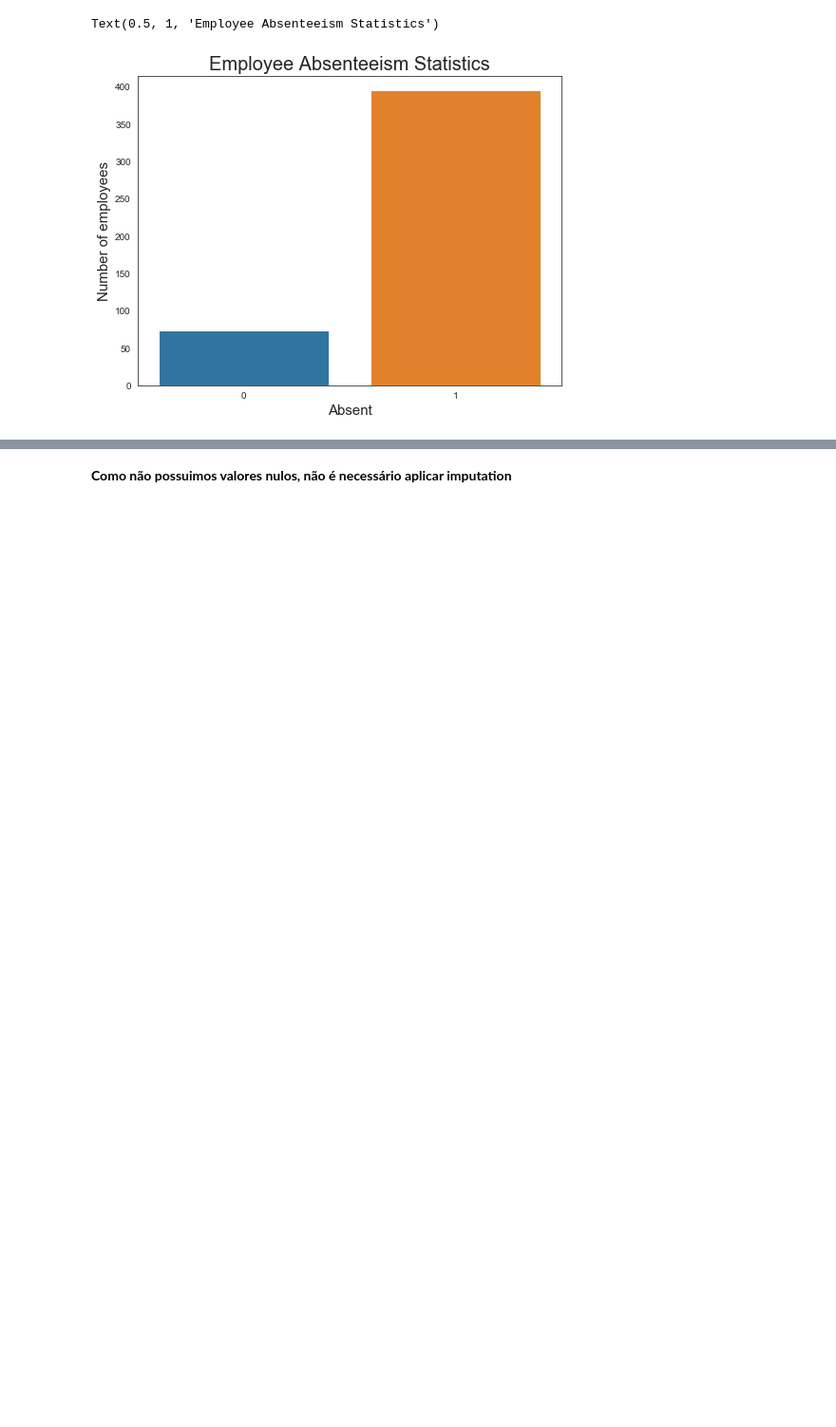
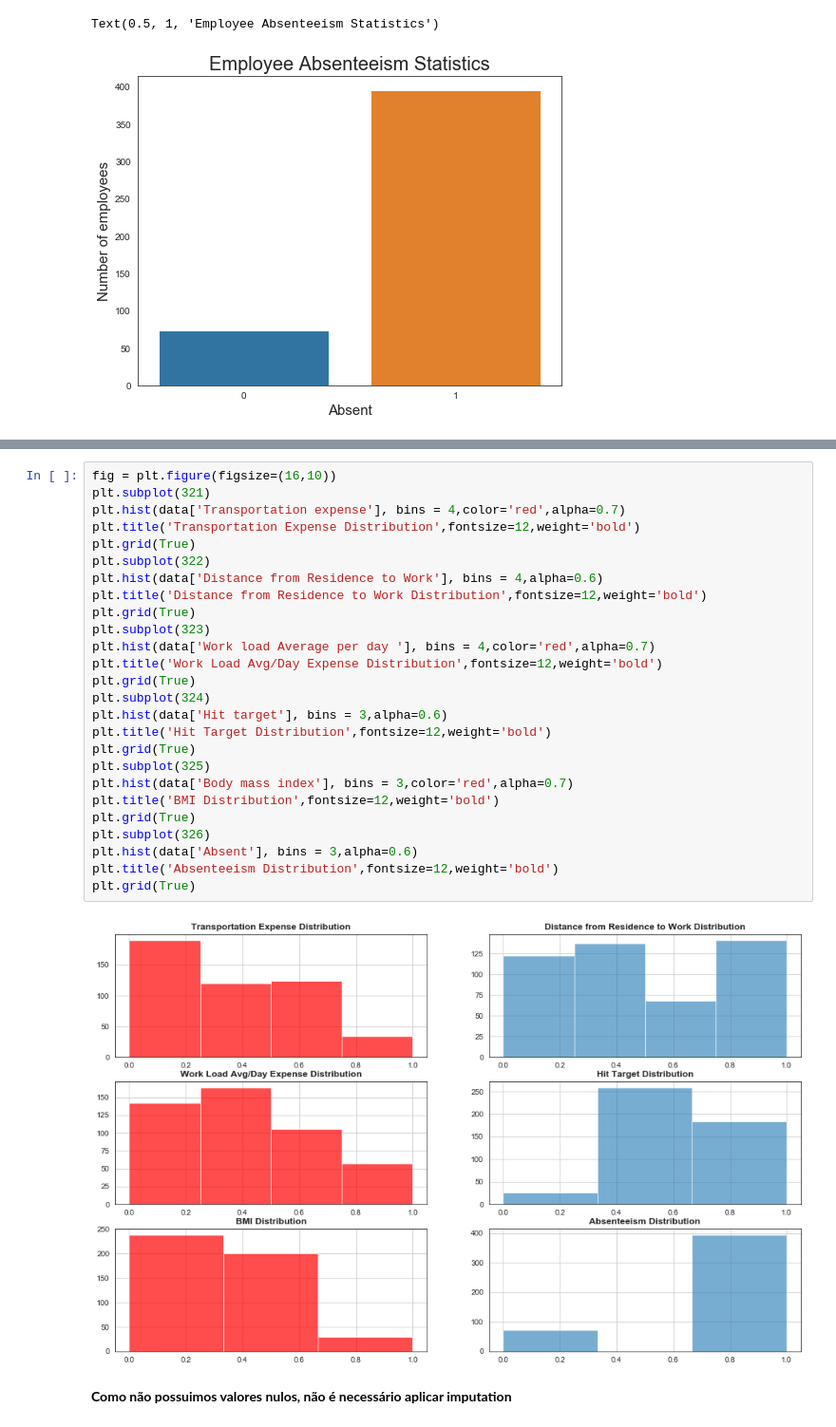
Before and after one commit to Pugnatore/EmployeeAbsenteeism, a Jupyter notebook: TrabalhoFinal.ipynb, the cells around one changed output, grey strips where cells are left out. Shown: that part at 95% size. Drawn from its saved outputs; the diff is of its cells as text; blank space fills up the shorter version.

```diff
--- a/TrabalhoFinal.ipynb
+++ b/TrabalhoFinal.ipynb
@@ -244,3 +289,31 @@ Text(0.5, 1, 'Employee Absenteeism Statistics')
+# %%
+fig = plt.figure(figsize=(16,10))
+plt.subplot(321)
+plt.hist(data['Transportation expense'], bins = 4,color='red',alpha=0.7)
+plt.title('Transportation Expense Distribution',fontsize=12,weight='bold')
+plt.grid(True)
+plt.subplot(322)
+plt.hist(data['Distance from Residence to Work'], bins = 4,alpha=0.6)
+plt.title('Distance from Residence to Work Distribution',fontsize=12,weight='bold')
+plt.grid(True)
+plt.subplot(323)
+plt.hist(data['Work load Average per day '], bins = 4,color='red',alpha=0.7)
+plt.title('Work Load Avg/Day Expense Distribution',fontsize=12,weight='bold')
+plt.grid(True)
+plt.subplot(324)
+plt.hist(data['Hit target'], bins = 3,alpha=0.6)
+plt.title('Hit Target Distribution',fontsize=12,weight='bold')
+plt.grid(True)
+plt.subplot(325)
+plt.hist(data['Body mass index'], bins = 3,color='red',alpha=0.7)
+plt.title('BMI Distribution',fontsize=12,weight='bold')
+plt.grid(True)
+plt.subplot(326)
+plt.hist(data['Absent'], bins = 3,alpha=0.6)
+plt.title('Absenteeism Distribution',fontsize=12,weight='bold')
+plt.grid(True)
+# %% [output]
+[figure, added]
 # %% [markdown]
 **Como não possuimos valores nulos, não é necessário aplicar imputation**
 # %% [markdown]
```
Also changed, not shown: parts of 14 cells of this notebook, 1 other file.
